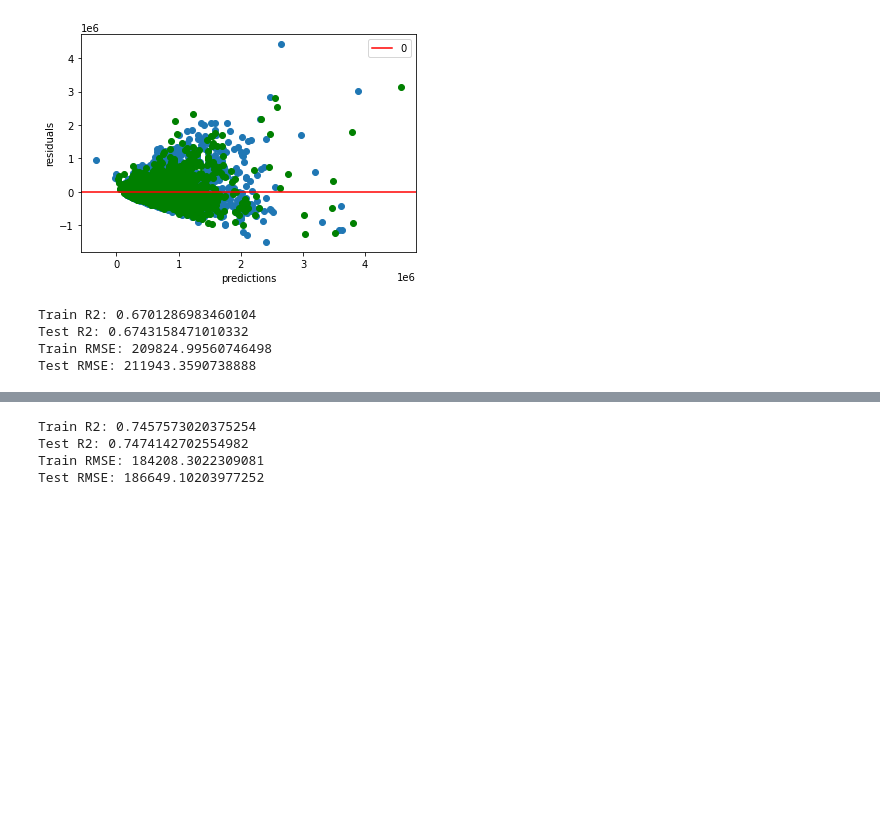
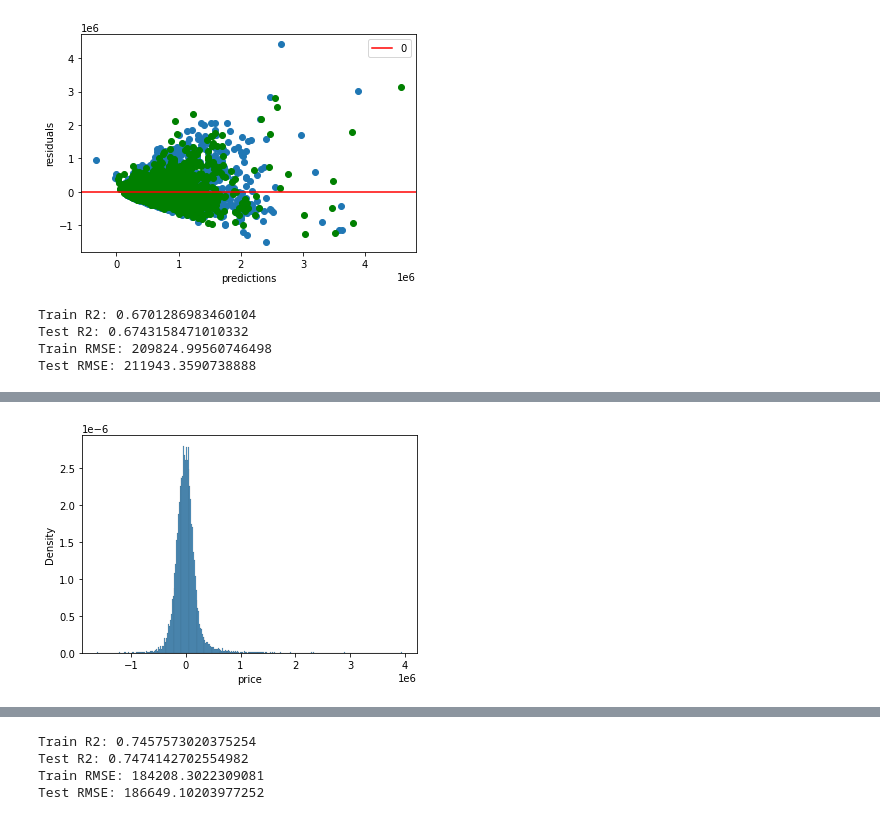
Before and after one commit to hanis-z/King-County-Millenial-homeowner-program, a Jupyter notebook: individualNotebooks/modeling_and_validation_notebook.ipynb, the cells around one changed output, grey strips where cells are left out. Saved outputs shown, nothing was run; the diff lists cells and outputs as text; code cells hidden in the pictures; blank space fills up the shorter version.

```diff
--- a/individualNotebooks/modeling_and_validation_notebook.ipynb
+++ b/individualNotebooks/modeling_and_validation_notebook.ipynb
@@ -482,0 +487,4 @@ Test RMSE: 211943.3590738888
+# %%
+ax = sns.histplot(model_2_residuals_train, stat='density', label='residuals');
+# %% [output]
+[figure, added]
```
Also changed, not shown: parts of 16 cells of this notebook.
